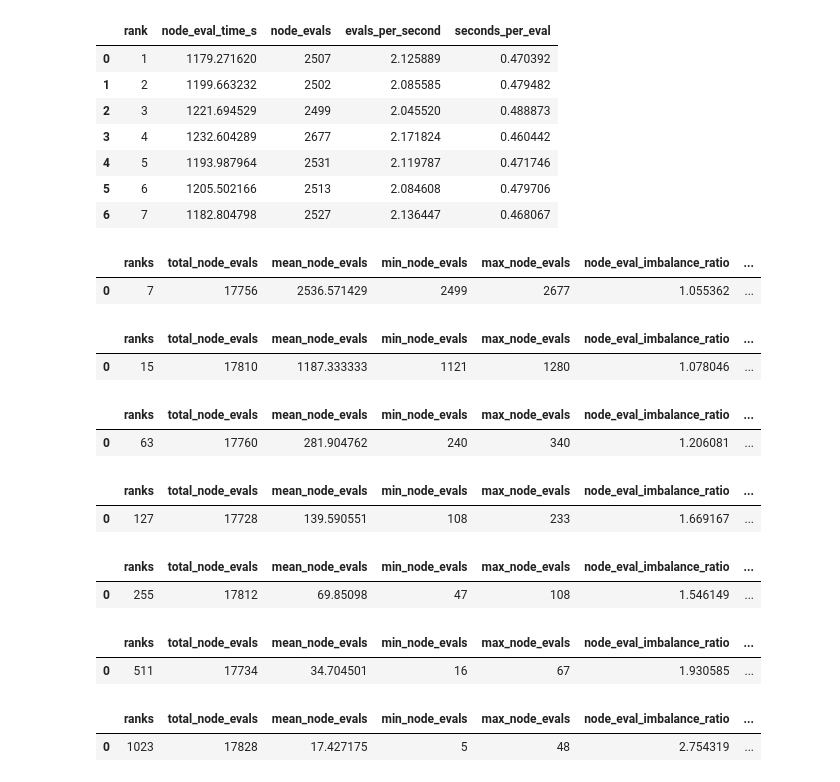
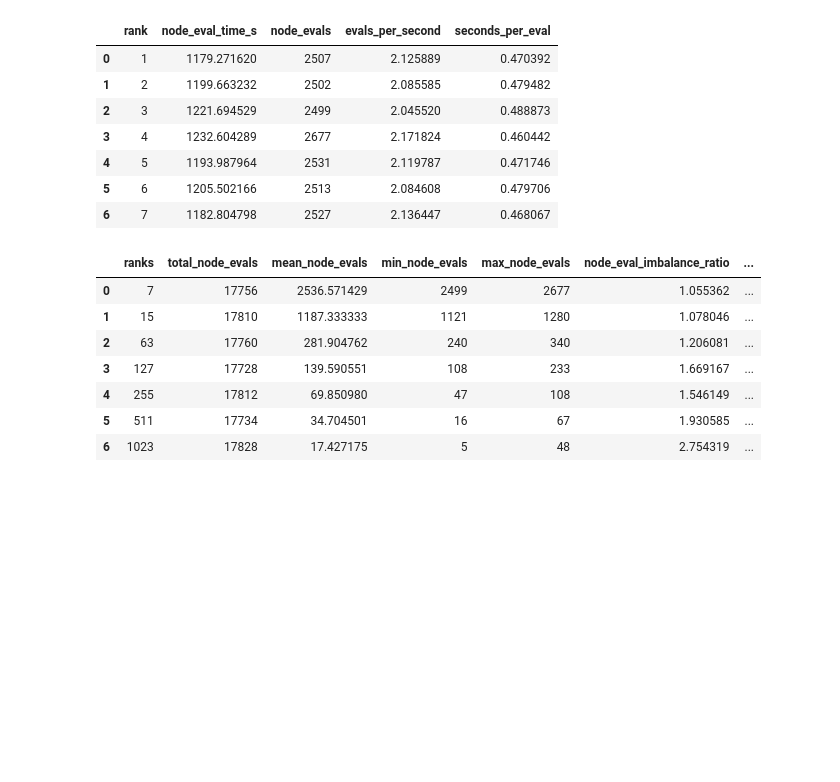
Before and after one commit to Zvmcevap/biqbin_analysis, a Jupyter notebook: 04_bab_analysis.ipynb, the cells around one changed output. Saved outputs shown, nothing was run; the diff lists cells and outputs as text; code cells hidden in the pictures; blank space fills up the shorter version.

```diff
--- a/04_bab_analysis.ipynb
+++ b/04_bab_analysis.ipynb
@@ -141,21 +141,22 @@ df_rank
 | 6 | 7 | 1182.804798 | 2527 | 2.136447 | 0.468067 |
 # %%
 dfs.sort(key=lambda x: len(x))
+summaries = []
+
 for df_rank in dfs:
     summary = summarize_rank_balance(df_rank)
-    display(summary)
+    summaries.append(summary)
+
+combined_summary = pd.concat(summaries, ignore_index=True)
+
+display(combined_summary)
+combined_summary.to_csv('analysis_output/bab_summary.csv')
 # %% [output]
 |  | ranks | total_node_evals | mean_node_evals | min_node_evals | max_node_evals | node_eval_imbalance_ratio | ... |
 | 0 | 7 | 17756 | 2536.571429 | 2499 | 2677 | 1.055362 | ... |
+| 1 | 15 | 17810 | 1187.333333 | 1121 | 1280 | 1.078046 | ... |
+| 2 | 63 | 17760 | 281.904762 | 240 | 340 | 1.206081 | ... |
+| 3 | 127 | 17728 | 139.590551 | 108 | 233 | 1.669167 | ... |
+| 4 | 255 | 17812 | 69.850980 | 47 | 108 | 1.546149 | ... |
+| 5 | 511 | 17734 | 34.704501 | 16 | 67 | 1.930585 | ... |
+| 6 | 1023 | 17828 | 17.427175 | 5 | 48 | 2.754319 | ... |
-|  | ranks | total_node_evals | mean_node_evals | min_node_evals | max_node_evals | node_eval_imbalance_ratio | ... |
-| 0 | 15 | 17810 | 1187.333333 | 1121 | 1280 | 1.078046 | ... |
-|  | ranks | total_node_evals | mean_node_evals | min_node_evals | max_node_evals | node_eval_imbalance_ratio | ... |
-| 0 | 63 | 17760 | 281.904762 | 240 | 340 | 1.206081 | ... |
-|  | ranks | total_node_evals | mean_node_evals | min_node_evals | max_node_evals | node_eval_imbalance_ratio | ... |
-| 0 | 127 | 17728 | 139.590551 | 108 | 233 | 1.669167 | ... |
-|  | ranks | total_node_evals | mean_node_evals | min_node_evals | max_node_evals | node_eval_imbalance_ratio | ... |
-| 0 | 255 | 17812 | 69.85098 | 47 | 108 | 1.546149 | ... |
-|  | ranks | total_node_evals | mean_node_evals | min_node_evals | max_node_evals | node_eval_imbalance_ratio | ... |
-| 0 | 511 | 17734 | 34.704501 | 16 | 67 | 1.930585 | ... |
-|  | ranks | total_node_evals | mean_node_evals | min_node_evals | max_node_evals | node_eval_imbalance_ratio | ... |
-| 0 | 1023 | 17828 | 17.427175 | 5 | 48 | 2.754319 | ... |
```
Also changed, not shown: 3 other files.
